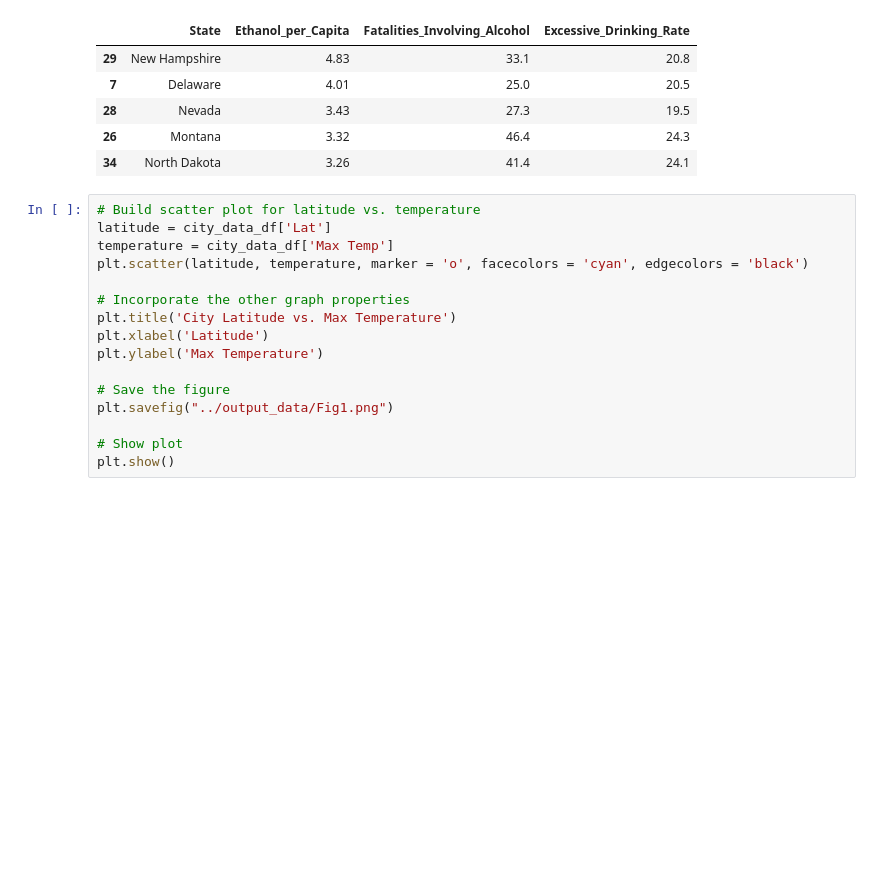
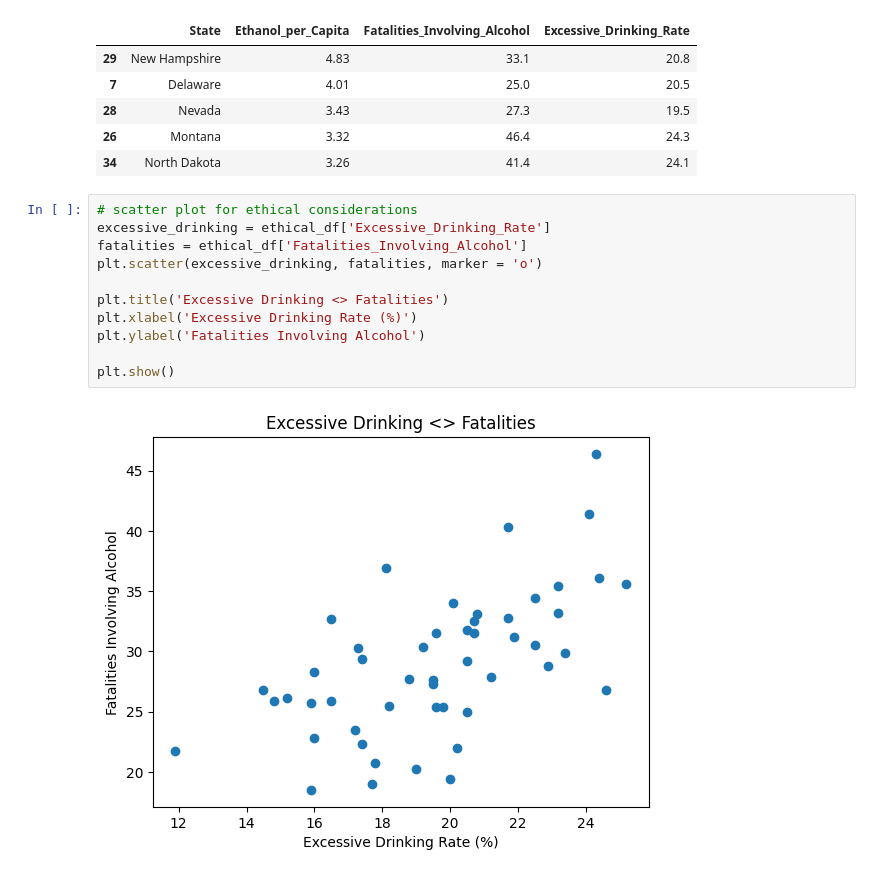
Before and after one commit to UTA-Class-Group-Projects/project_3, a Jupyter notebook: state_taxes.ipynb, the cells around one changed output. Drawn from its saved outputs; the diff is of its cells as text; blank space fills up the shorter version.

```diff
--- a/state_taxes.ipynb
+++ b/state_taxes.ipynb
@@ -148,19 +149,16 @@ ethical_df.head()
 | 28 | Nevada | 3.43 | 27.3 | 19.5 |
 | 26 | Montana | 3.32 | 46.4 | 24.3 |
 | 34 | North Dakota | 3.26 | 41.4 | 24.1 |
-# %%
-# Build scatter plot for latitude vs. temperature
-latitude = city_data_df['Lat']
-temperature = city_data_df['Max Temp']
-plt.scatter(latitude, temperature, marker = 'o', facecolors = 'cyan', edgecolors = 'black')
-
-# Incorporate the other graph properties
-plt.title('City Latitude vs. Max Temperature')
-plt.xlabel('Latitude')
-plt.ylabel('Max Temperature')
-
-# Save the figure
-plt.savefig("../output_data/Fig1.png")
-
-# Show plot
-plt.show()
+# %%
+# scatter plot for ethical considerations
+excessive_drinking = ethical_df['Excessive_Drinking_Rate']
+fatalities = ethical_df['Fatalities_Involving_Alcohol']
+plt.scatter(excessive_drinking, fatalities, marker = 'o')
+
+plt.title('Excessive Drinking <> Fatalities')
+plt.xlabel('Excessive Drinking Rate (%)')
+plt.ylabel('Fatalities Involving Alcohol')
+
+plt.show()
+# %% [output]
+[figure, added]
```
Also changed, not shown: parts of 1 cell of this notebook, 1 other file.
